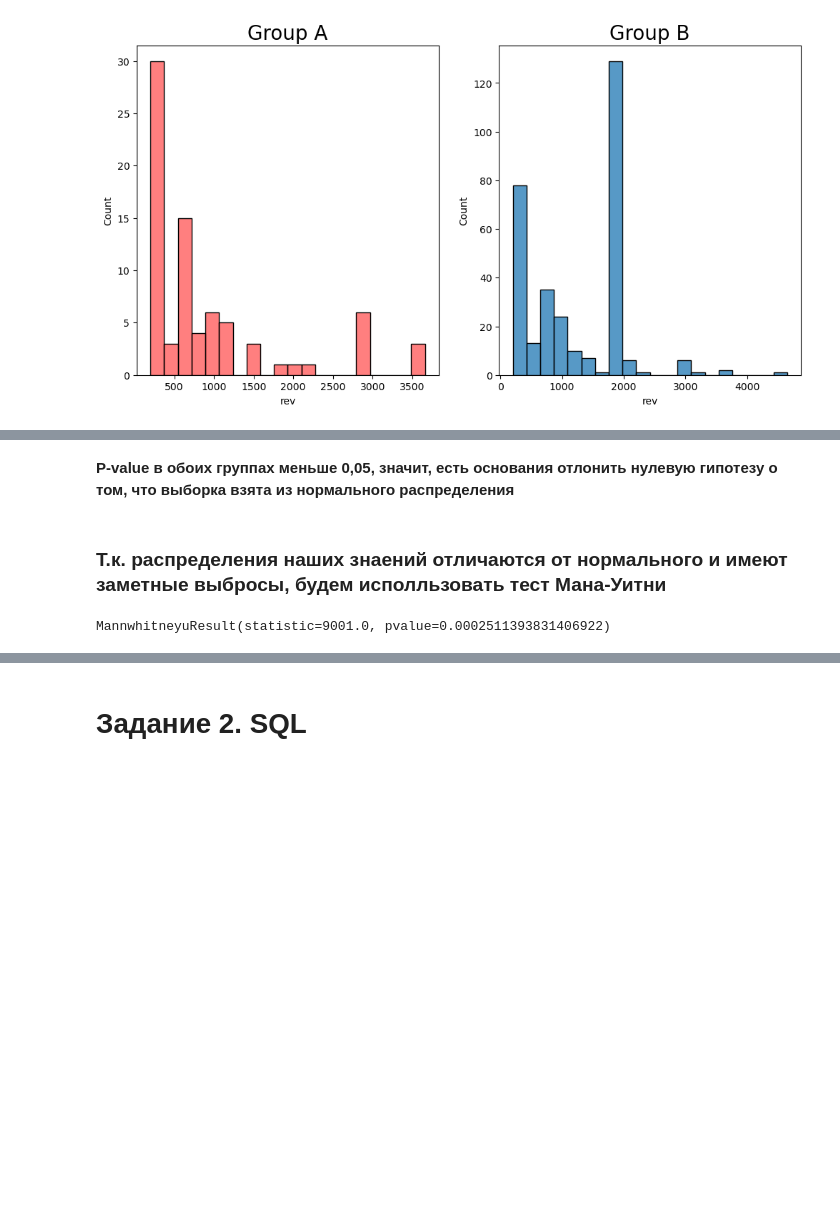
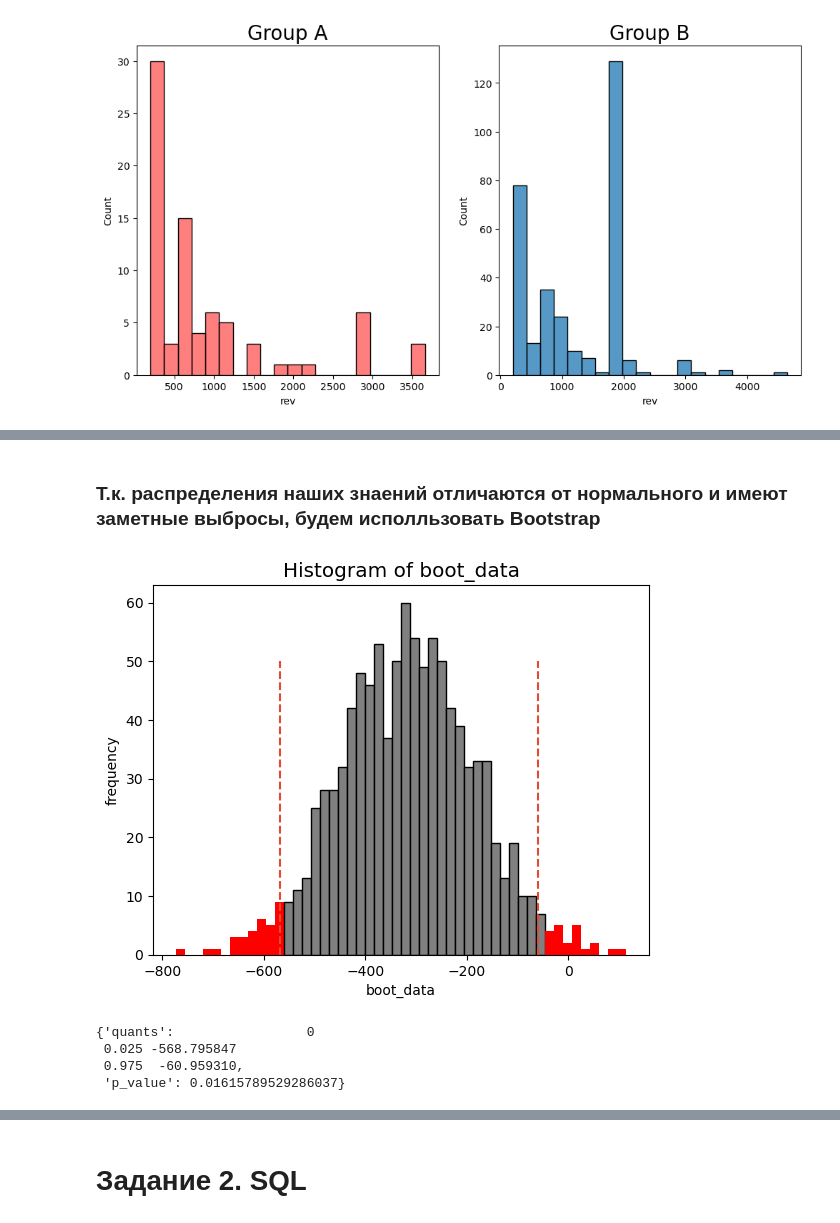
Before and after one commit to letssin/Carpov_Courses, a Jupyter notebook: Final_project/MNaumov_final_project_var_2.ipynb, the cells around one changed output, grey strips where cells are left out. Drawn from its saved outputs; the diff is of its cells as text; code cells hidden in the pictures; blank space fills up the shorter version.

```diff
--- a/Final_project/MNaumov_final_project_var_2.ipynb
+++ b/Final_project/MNaumov_final_project_var_2.ipynb
@@ -348,4 +335,2 @@ NormaltestResult(statistic=6.795662714490353, pvalue=0.03344572319462542)
 # %% [markdown]
-<b>P-value в обоих группах меньше 0,05, значит, есть основания отлонить нулевую гипотезу о том, что выборка взята из нормального распределения</b>
-<br><br>
-### Т.к. распределения наших знаений отличаются от нормального и имеют заметные выбросы, будем исполльзовать тест Мана-Уитни
+### Т.к. распределения наших знаений отличаются от нормального и имеют заметные выбросы, будем исполльзовать Bootstrap
@@ -354,4 +336,0 @@ from scipy.stats import mannwhitneyu
-# %%
-mannwhitneyu(payed.query("grp == 'A'").rev, payed.query("grp == 'B'").rev)
-# %% [output]
-MannwhitneyuResult(statistic=9001.0, pvalue=0.0002511393831406922)
@@ -358,3 +395,14 @@ MannwhitneyuResult(statistic=9001.0, pvalue=0.0002511393831406922)
+# %%
+A = payed.query("grp == 'A'").rev
+B = payed.query("grp == 'B'").rev
+# %%
+get_bootstrap(A,B)
+# %% [output]
+[figure, added]
+{'quants':                 0
+ 0.025 -568.795847
+ 0.975  -60.959310,
+ 'p_value': 0.01615789529286037}
 # %% [markdown]
 ## Вывод:
 
```
Also changed, not shown: parts of 23 cells of this notebook, 2 other files.
